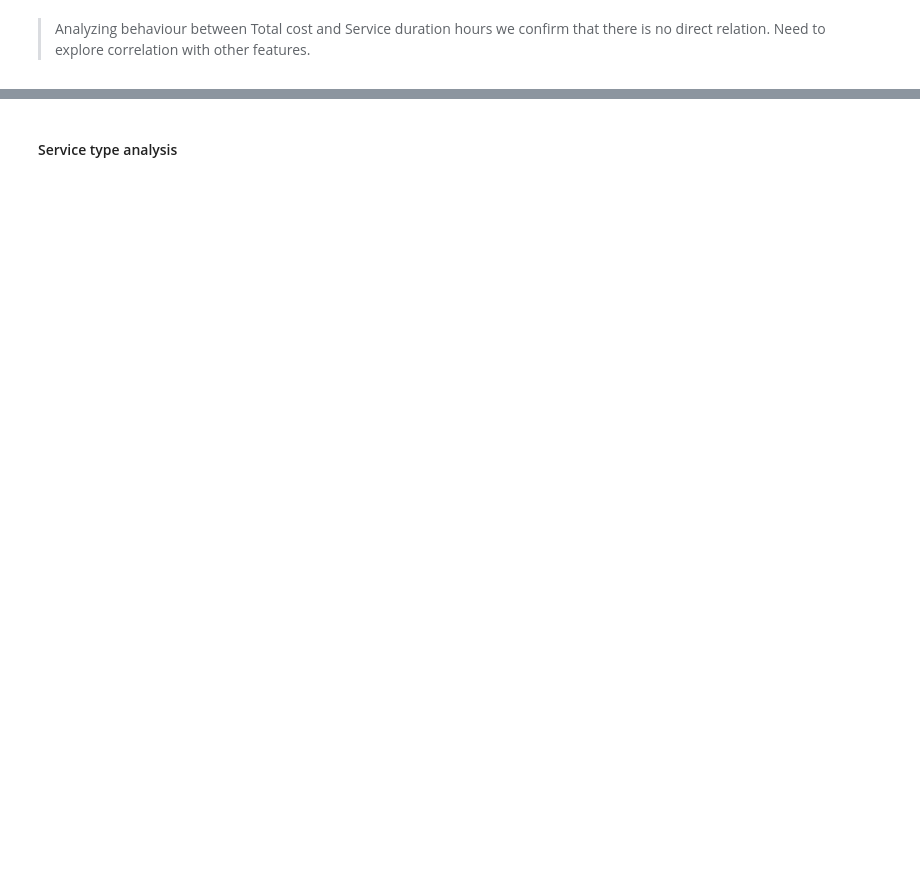
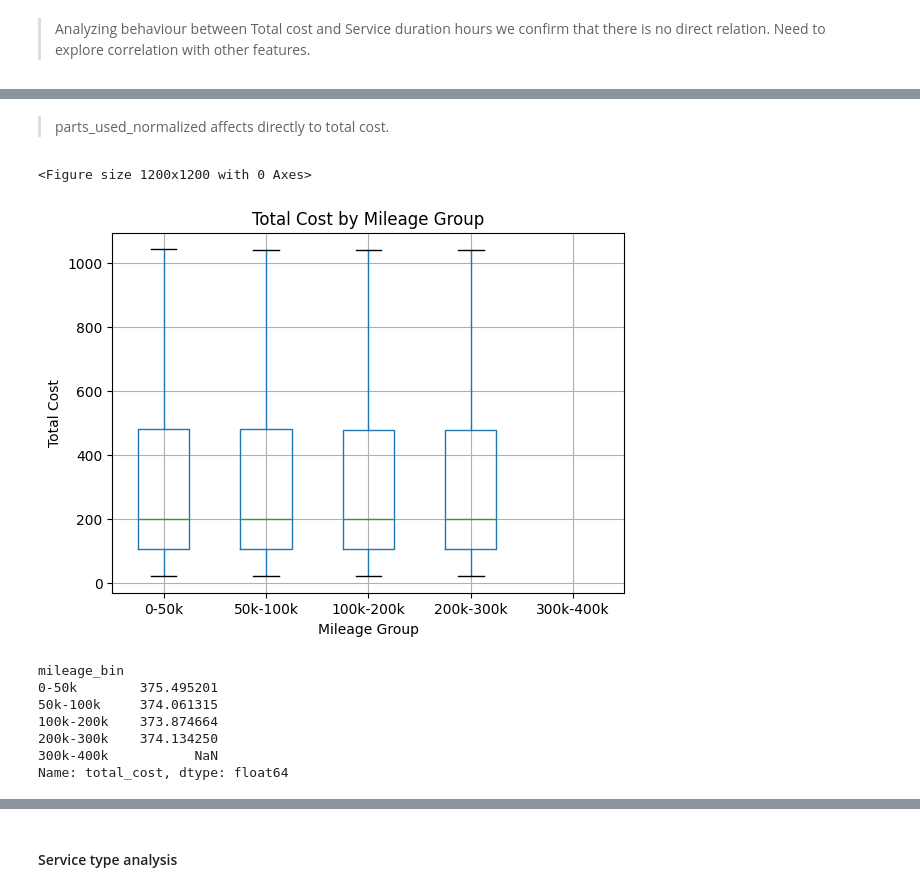
Before and after one commit to 4GeeksAcademy/sp-ml-17-final-project-g5, a Jupyter notebook: notebooks/eda.ipynb, the cells around one changed output, grey strips where cells are left out. Saved outputs shown, nothing was run; the diff lists cells and outputs as text; code cells hidden in the pictures; blank space fills up the shorter version.

```diff
--- a/notebooks/eda.ipynb
+++ b/notebooks/eda.ipynb
@@ -340,0 +357,31 @@ plt.show()
+# %% [markdown]
+> parts_used_normalized affects directly to total cost.
+# %%
+# Define mileage bins (you can adjust if needed)
+bins = [0, 50000, 100000, 200000, 300000, 400000]
+labels = ["0-50k", "50k-100k", "100k-200k", "200k-300k", "300k-400k"]
+
+# Create a new column with mileage groups
+df["mileage_bin"] = pd.cut(df["mileage_at_service"], bins=bins, labels=labels, include_lowest=True)
+
+# Boxplot of cost per mileage bin
+plt.figure(figsize=(12, 12))
+df.boxplot(column="total_cost", by="mileage_bin", showfliers=False)
+plt.title("Total Cost by Mileage Group")
+plt.suptitle("")  # remove automatic title
+plt.xlabel("Mileage Group")
+plt.ylabel("Total Cost")
+plt.show()
+
+# Mean costs per group (quick check)
+print(df.groupby("mileage_bin")["total_cost"].mean())
+# %% [output]
+<Figure size 1200x1200 with 0 Axes>
+[figure, added]
+mileage_bin
+0-50k        375.495201
+50k-100k     374.061315
+100k-200k    373.874664
+200k-300k    374.134250
+300k-400k           NaN
+Name: total_cost, dtype: float64
```
Also changed, not shown: parts of 30 cells of this notebook.
